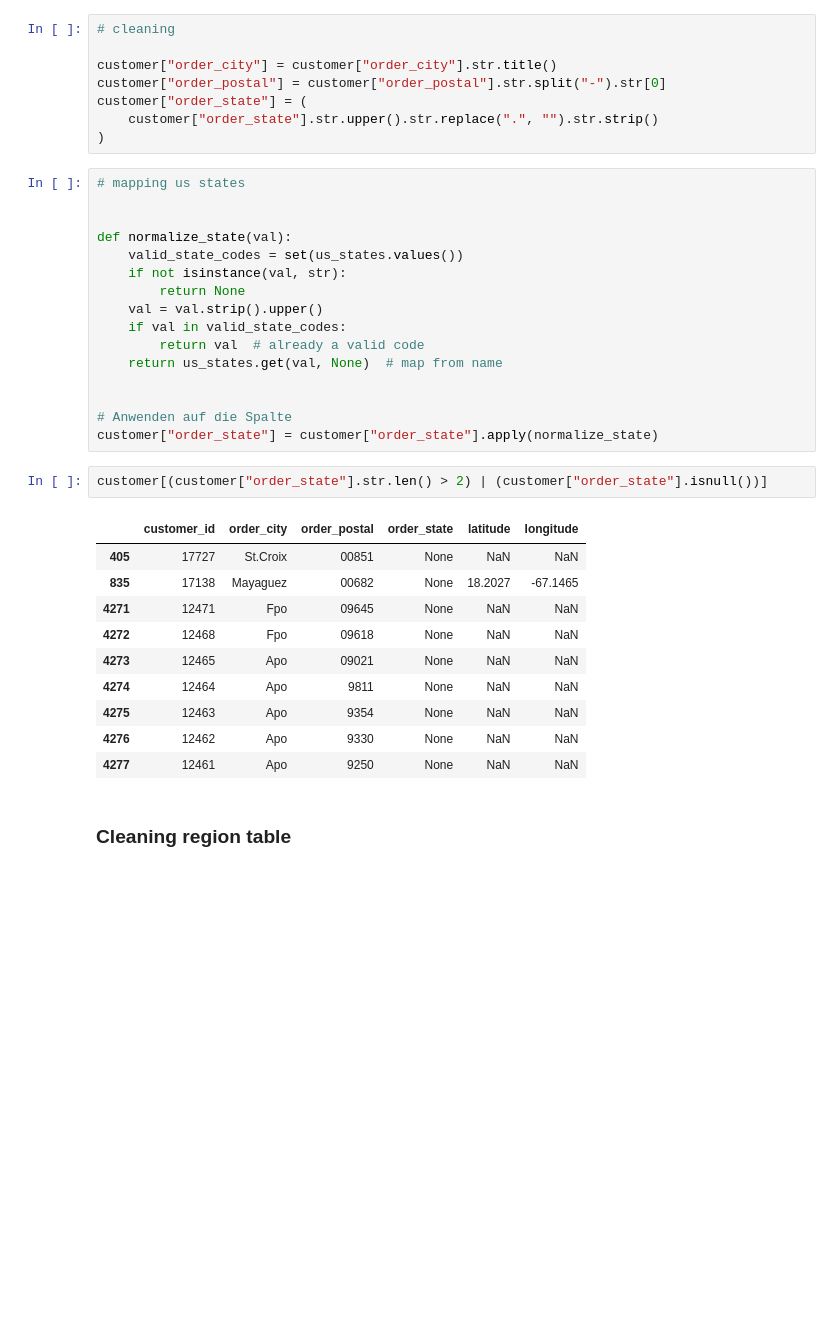
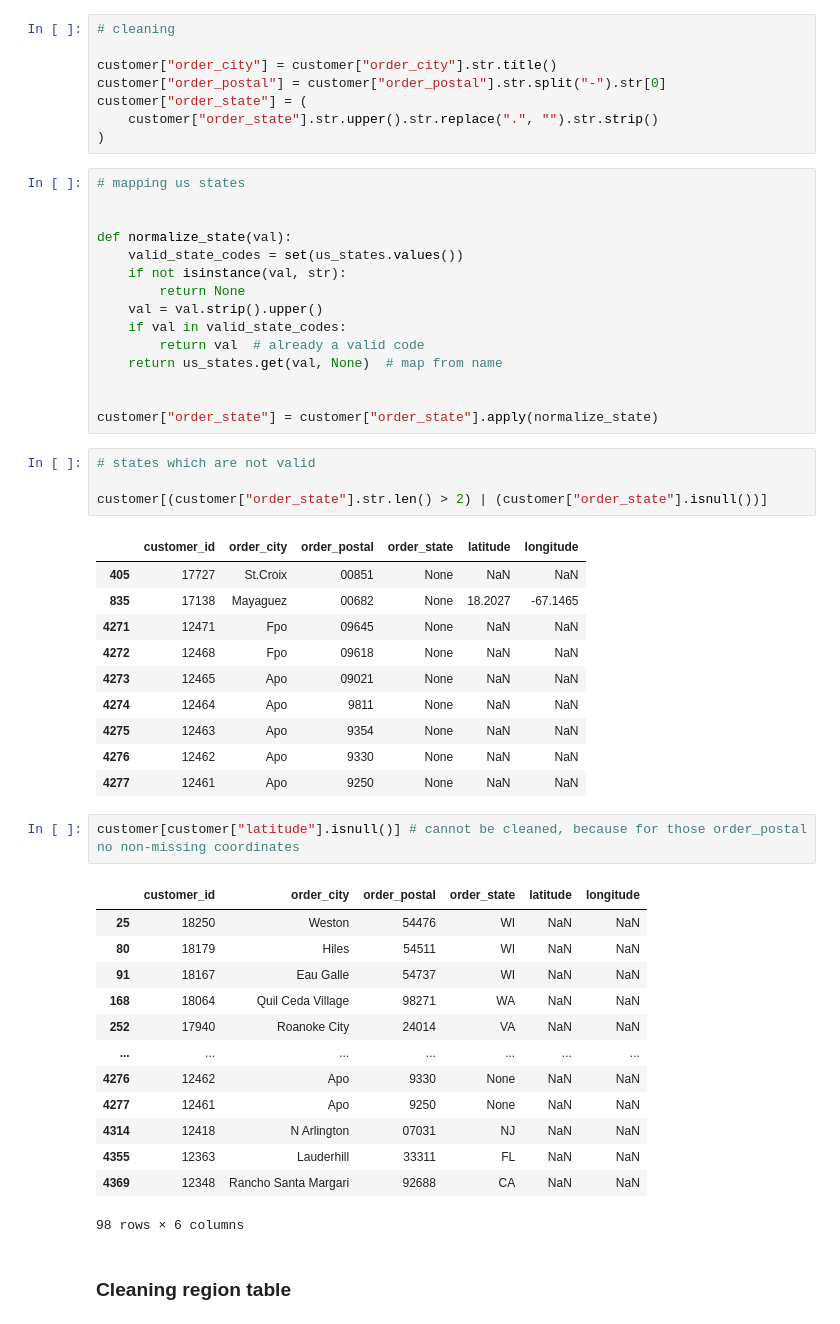
Before and after one commit to bfreiheit/shipping-cost-analysis, a Jupyter notebook: notebooks/ETL.ipynb, the cells around one changed output. Saved outputs shown, nothing was run; the diff lists cells and outputs as text; blank space fills up the shorter version.

```diff
--- a/notebooks/ETL.ipynb
+++ b/notebooks/ETL.ipynb
@@ -162,9 +164,10 @@ def normalize_state(val):
     return us_states.get(val, None)  # map from name
 
 
-# Anwenden auf die Spalte
 customer["order_state"] = customer["order_state"].apply(normalize_state)
 # %%
+# states which are not valid
+
 customer[(customer["order_state"].str.len() > 2) | (customer["order_state"].isnull())]
 # %% [output]
 |  | customer_id | order_city | order_postal | order_state | latitude | longitude |
@@ -177,6 +180,22 @@ customer[(customer["order_state"].str.len() > 2) | (customer["order_state"].isnu
 | 4275 | 12463 | Apo | 9354 | None | NaN | NaN |
 | 4276 | 12462 | Apo | 9330 | None | NaN | NaN |
 | 4277 | 12461 | Apo | 9250 | None | NaN | NaN |
+# %%
+customer[customer["latitude"].isnull()] # cannot be cleaned, because for those order_postal no non-missing coordinates
+# %% [output]
+|  | customer_id | order_city | order_postal | order_state | latitude | longitude |
+| 25 | 18250 | Weston | 54476 | WI | NaN | NaN |
+| 80 | 18179 | Hiles | 54511 | WI | NaN | NaN |
+| 91 | 18167 | Eau Galle | 54737 | WI | NaN | NaN |
+| 168 | 18064 | Quil Ceda Village | 98271 | WA | NaN | NaN |
+| 252 | 17940 | Roanoke City | 24014 | VA | NaN | NaN |
+| ... | ... | ... | ... | ... | ... | ... |
+| 4276 | 12462 | Apo | 9330 | None | NaN | NaN |
+| 4277 | 12461 | Apo | 9250 | None | NaN | NaN |
+| 4314 | 12418 | N Arlington | 07031 | NJ | NaN | NaN |
+| 4355 | 12363 | Lauderhill | 33311 | FL | NaN | NaN |
+| 4369 | 12348 | Rancho Santa Margari | 92688 | CA | NaN | NaN |
+98 rows × 6 columns
 # %% [markdown]
 ### Cleaning region table
 # %%
```
Also changed, not shown: parts of 15 cells of this notebook.
